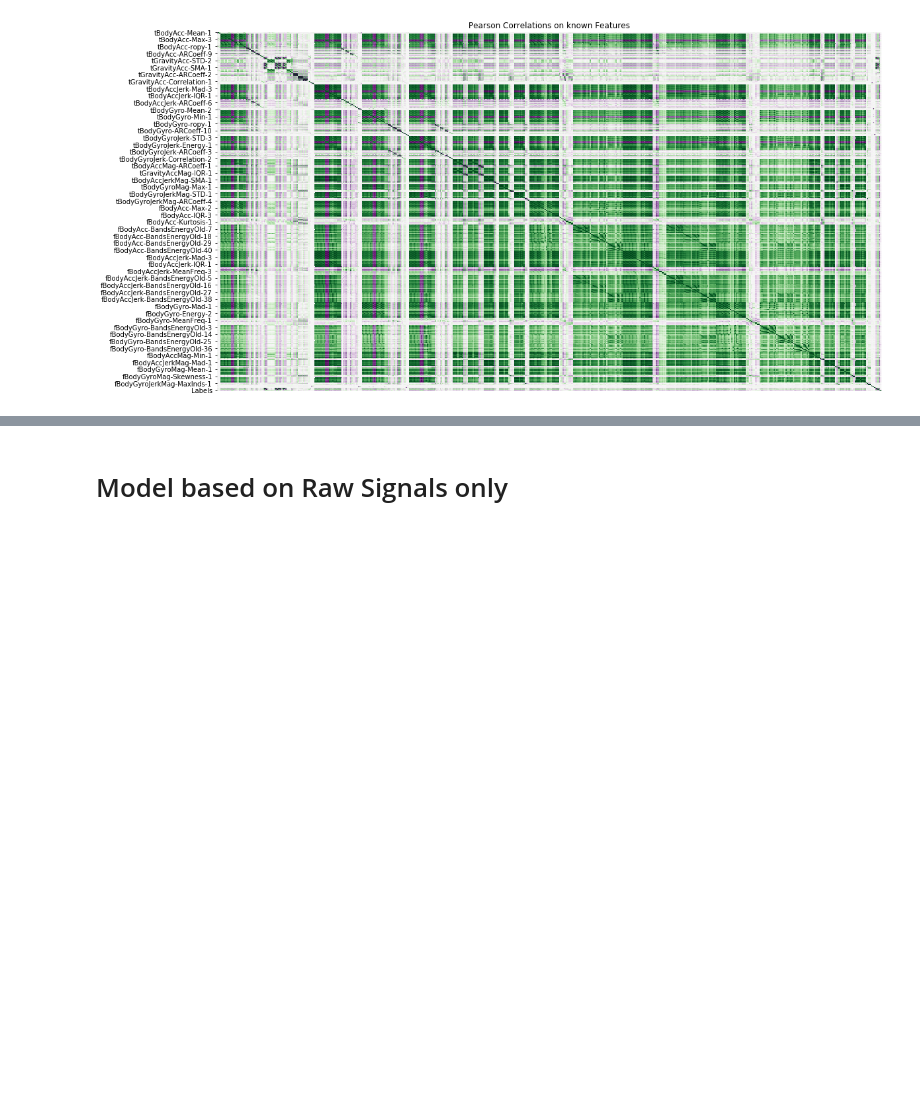
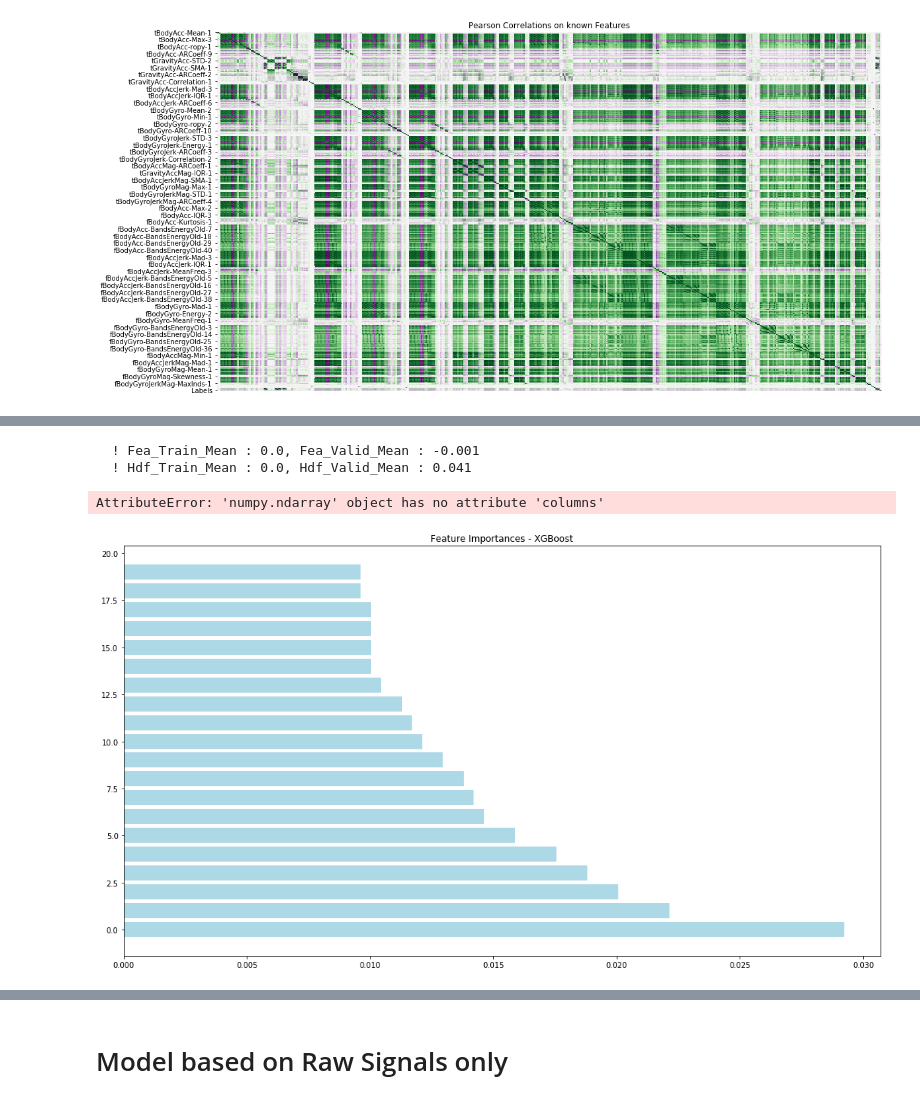
Before and after one commit to Coricos/ActivityRecognition, a Jupyter notebook: notebook.ipynb, the cells around one changed output, grey strips where cells are left out. Saved outputs shown, nothing was run; the diff lists cells and outputs as text; code cells hidden in the pictures; blank space fills up the shorter version.

```diff
--- a/notebook.ipynb
+++ b/notebook.ipynb
@@ -63,0 +85,10 @@ _ = plt.title('Pearson Correlations on known Features')
+# %%
+m_1 = Models('XGBoost').load_model()
+# %% [output]
+  ! Fea_Train_Mean : 0.0, Fea_Valid_Mean : -0.001
+  ! Hdf_Train_Mean : 0.0, Hdf_Valid_Mean : 0.041
+# %%
+m_1.plot_importances()
+# %% [output]
+AttributeError: 'numpy.ndarray' object has no attribute 'columns'
+[figure, added]
```
Also changed, not shown: parts of 21 cells of this notebook.
